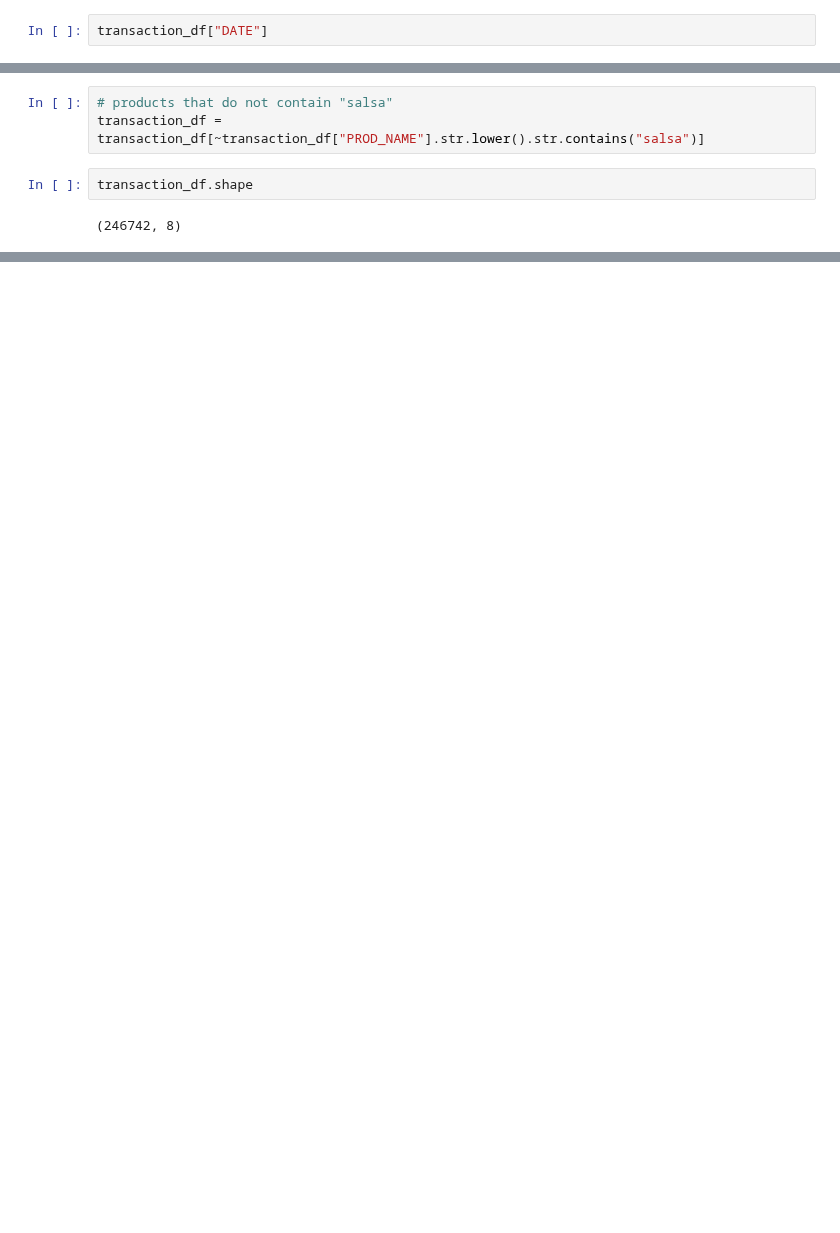
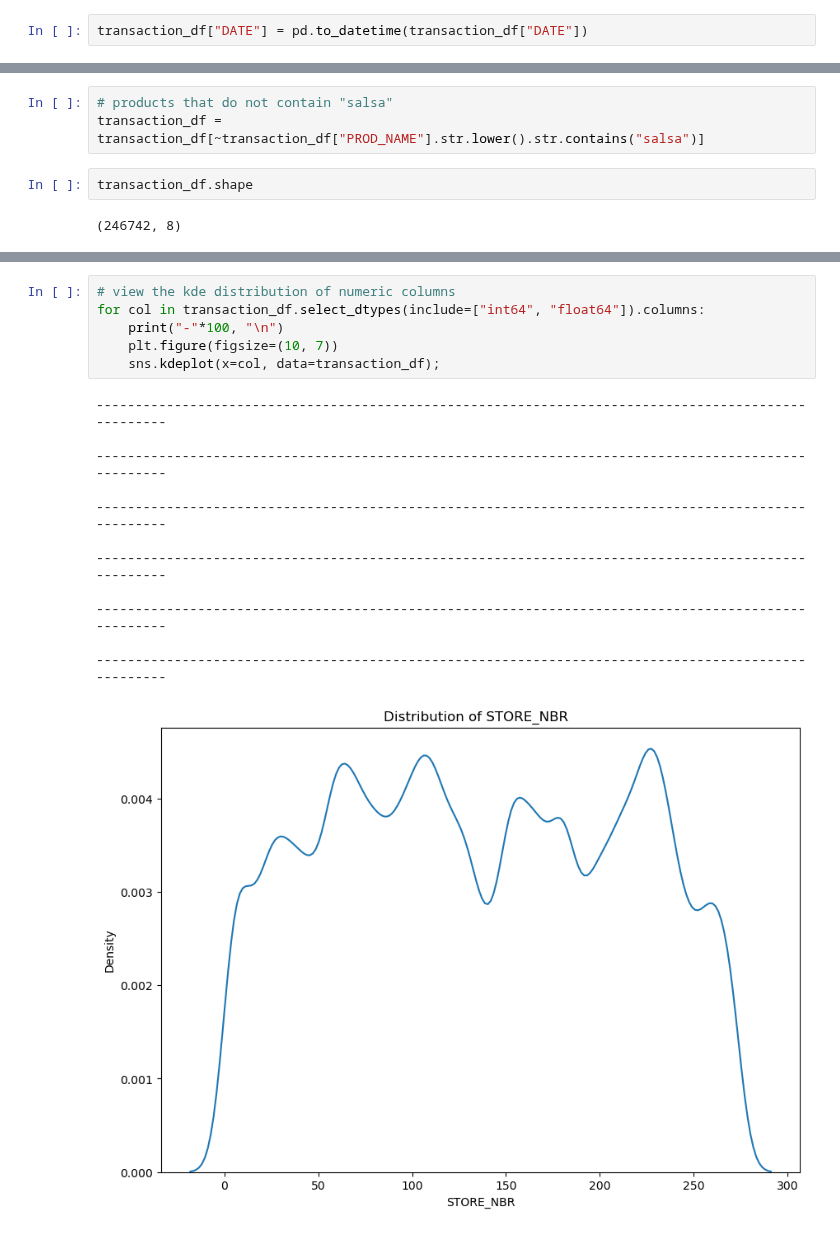
Before and after one commit to lawalsegun2025/forage_projects, a Jupyter notebook: 004_Quantium_Data_Analytics/1_data_preparation_and_customer_analytics/notebook/data_preparation_and_customer_analytics.ipynb, the cells around one changed output, grey strips where cells are left out. Drawn from its saved outputs; the diff is of its cells as text; blank space fills up the shorter version.

```diff
--- a/004_Quantium_Data_Analytics/1_data_preparation_and_customer_analytics/notebook/data_preparation_and_customer_analytics.ipynb
+++ b/004_Quantium_Data_Analytics/1_data_preparation_and_customer_analytics/notebook/data_preparation_and_customer_analytics.ipynb
@@ -126,4 +126,4 @@ start = date(year=1899, month=12, day=30)
 
 transaction_df["DATE"] = transaction_df["DATE"].apply(lambda x: start + timedelta(x))
 # %%
-transaction_df["DATE"]
+transaction_df["DATE"] = pd.to_datetime(transaction_df["DATE"])
@@ -340,0 +383,19 @@ transaction_df.shape
+# %%
+# view the kde distribution of numeric columns
+for col in transaction_df.select_dtypes(include=["int64", "float64"]).columns:
+    print("-"*100, "\n")
+    plt.figure(figsize=(10, 7))
+    sns.kdeplot(x=col, data=transaction_df);
+# %% [output]
+----------------------------------------------------------------------------------------------------
+
+----------------------------------------------------------------------------------------------------
+
+----------------------------------------------------------------------------------------------------
+
+----------------------------------------------------------------------------------------------------
+
+----------------------------------------------------------------------------------------------------
+
+----------------------------------------------------------------------------------------------------
+[figure, added]
```
Also changed, not shown: parts of 11 cells of this notebook.
